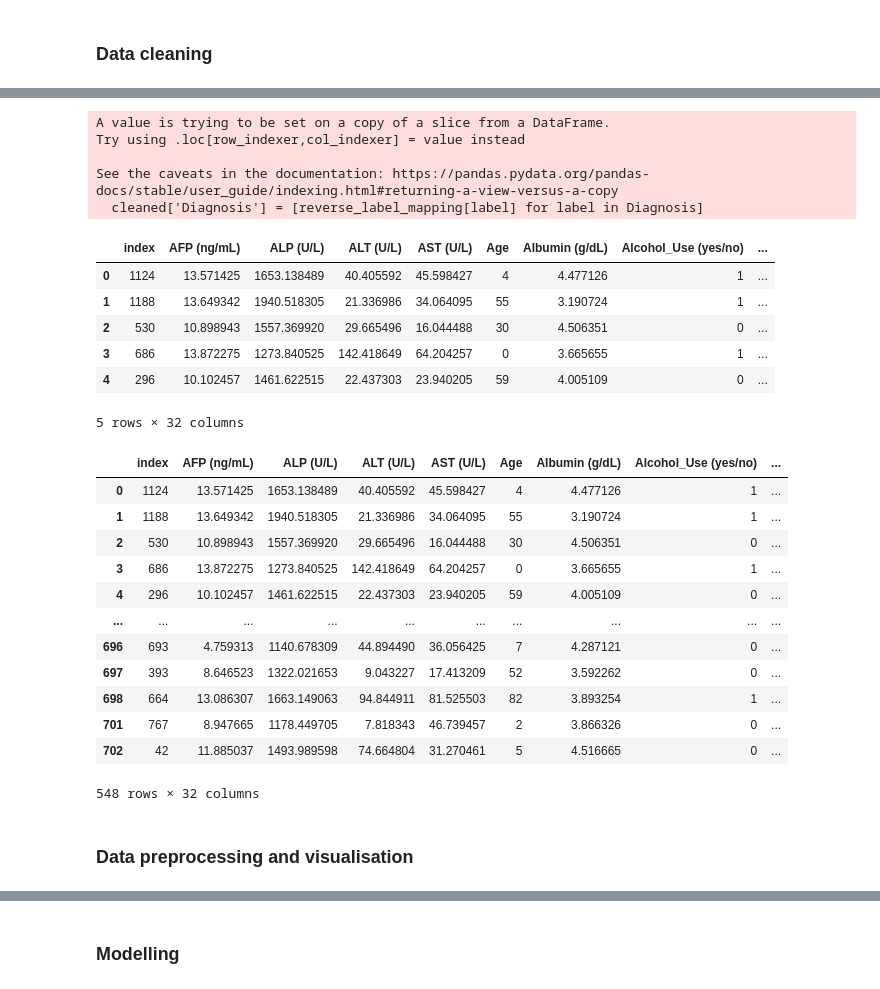
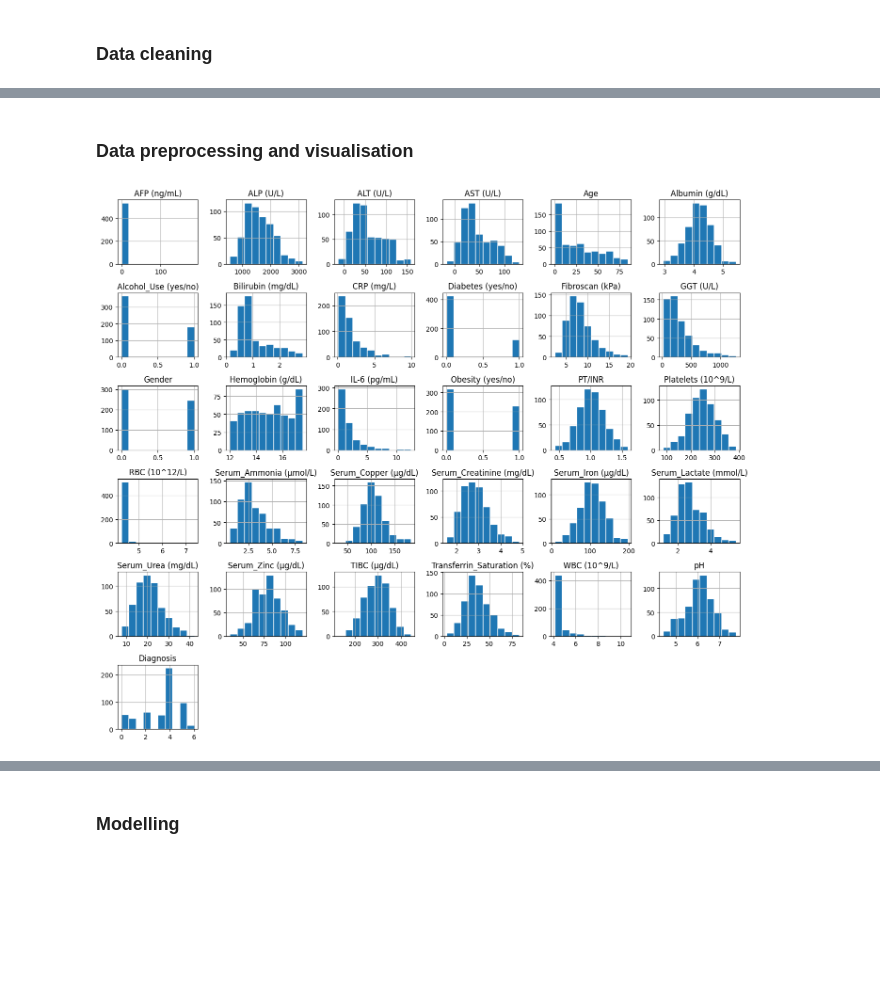
Before and after one commit to Anniken01/DAT200_AppliedMachineLearning, a Jupyter notebook: Assigments/Assignment4/CA4_1.ipynb, the cells around one changed output, grey strips where cells are left out. Drawn from its saved outputs; the diff is of its cells as text; code cells hidden in the pictures; blank space fills up the shorter version.

```diff
--- a/Assigments/Assignment4/CA4_1.ipynb
+++ b/Assigments/Assignment4/CA4_1.ipynb
@@ -176,49 +173,9 @@ Shape of dataset after removing outliers (548, 32)
-# %%
-Diagnosis = cleaned['Diagnosis']
-# Omvendt mapping dictionary
-reverse_label_mapping = {
-    0: 'Autoimmune Liver Diseases',
-    1: 'Chirrosis',
-    2: 'Drug-induced Liver Injury',
-    3: 'Fatty Liver Disease',
-    4: 'Healthy',
-    5: 'Hepatitis',
-    6: 'Liver Cancer'
-}
-
-# Konverterer de kodede diagnosene tilbake til sykdommer ved hjelp av omvendt mapping dictionary
-cleaned['Diagnosis'] = [reverse_label_mapping[label] for label in Diagnosis]
-
-
-cleaned.head()
-# %% [output]
-A value is trying to be set on a copy of a slice from a DataFrame.
-Try using .loc[row_indexer,col_indexer] = value instead
-
-See the caveats in the documentation: https://pandas.pydata.org/pandas-docs/stable/user_guide/indexing.html#returning-a-view-versus-a-copy
-  cleaned['Diagnosis'] = [reverse_label_mapping[label] for label in Diagnosis]
-|  | index | AFP (ng/mL) | ALP (U/L) | ALT (U/L) | AST (U/L) | Age | Albumin (g/dL) | Alcohol_Use (yes/no) | ... |
-| 0 | 1124 | 13.571425 | 1653.138489 | 40.405592 | 45.598427 | 4 | 4.477126 | 1 | ... |
-| 1 | 1188 | 13.649342 | 1940.518305 | 21.336986 | 34.064095 | 55 | 3.190724 | 1 | ... |
-| 2 | 530 | 10.898943 | 1557.369920 | 29.665496 | 16.044488 | 30 | 4.506351 | 0 | ... |
-| 3 | 686 | 13.872275 | 1273.840525 | 142.418649 | 64.204257 | 0 | 3.665655 | 1 | ... |
-| 4 | 296 | 10.102457 | 1461.622515 | 22.437303 | 23.940205 | 59 | 4.005109 | 0 | ... |
-5 rows × 32 columns
-# %%
-cleaned
-# %% [output]
-|  | index | AFP (ng/mL) | ALP (U/L) | ALT (U/L) | AST (U/L) | Age | Albumin (g/dL) | Alcohol_Use (yes/no) | ... |
-| 0 | 1124 | 13.571425 | 1653.138489 | 40.405592 | 45.598427 | 4 | 4.477126 | 1 | ... |
-| 1 | 1188 | 13.649342 | 1940.518305 | 21.336986 | 34.064095 | 55 | 3.190724 | 1 | ... |
-| 2 | 530 | 10.898943 | 1557.369920 | 29.665496 | 16.044488 | 30 | 4.506351 | 0 | ... |
-| 3 | 686 | 13.872275 | 1273.840525 | 142.418649 | 64.204257 | 0 | 3.665655 | 1 | ... |
-| 4 | 296 | 10.102457 | 1461.622515 | 22.437303 | 23.940205 | 59 | 4.005109 | 0 | ... |
-| ... | ... | ... | ... | ... | ... | ... | ... | ... | ... |
-| 696 | 693 | 4.759313 | 1140.678309 | 44.894490 | 36.056425 | 7 | 4.287121 | 0 | ... |
-| 697 | 393 | 8.646523 | 1322.021653 | 9.043227 | 17.413209 | 52 | 3.592262 | 0 | ... |
-| 698 | 664 | 13.086307 | 1663.149063 | 94.844911 | 81.525503 | 82 | 3.893254 | 1 | ... |
-| 701 | 767 | 8.947665 | 1178.449705 | 7.818343 | 46.739457 | 2 | 3.866326 | 0 | ... |
-| 702 | 42 | 11.885037 | 1493.989598 | 74.664804 | 31.270461 | 5 | 4.516665 | 0 | ... |
-548 rows × 32 columns
 # %% [markdown]
 ### Data preprocessing and visualisation
+# %%
+# Histogram
+cleaned.hist(figsize=(14,12) , edgecolor="white") # edgecolor makes it look nicer
+plt.tight_layout()
+plt.show()
+# %% [output]
+[figure, added]
```
Also changed, not shown: parts of 43 cells of this notebook, 29 other files.
